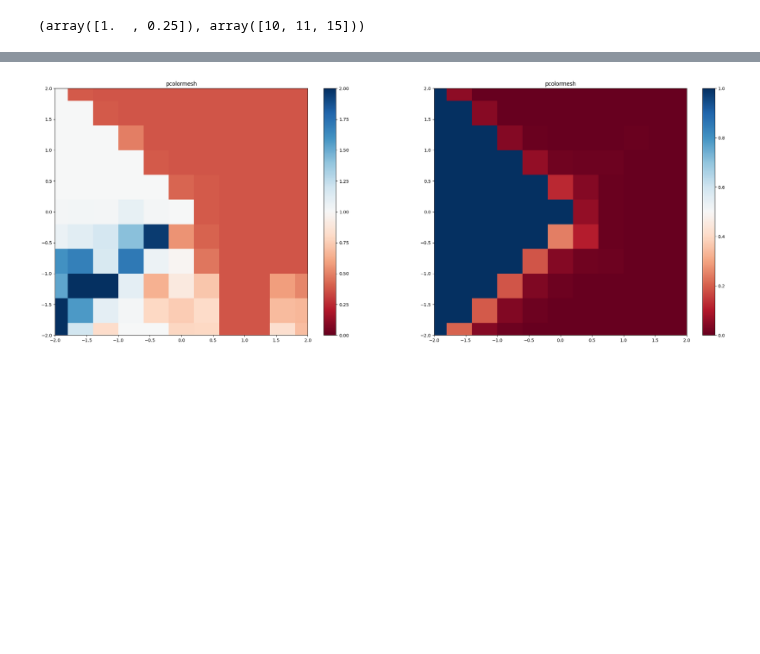
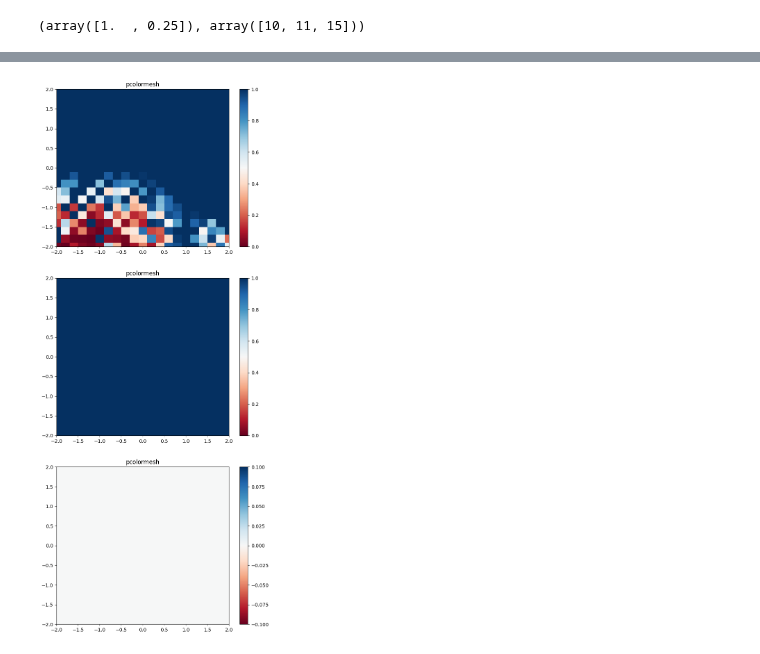
Before and after one commit to MKrbm/worms, a Jupyter notebook: python/visualize/visualize_hxyz1d.ipynb, the cells around one changed output, grey strips where cells are left out. Drawn from its saved outputs; the diff is of its cells as text; code cells hidden in the pictures; blank space fills up the shorter version.

Commit message:
modify function in tuils
- find_summary_files
- get_df_from_summary_files
- added get_sim_result

```diff
--- a/python/visualize/visualize_hxyz1d.ipynb
+++ b/python/visualize/visualize_hxyz1d.ipynb
@@ -24,0 +31,3 @@ worm_result_path = WORM_RESULT_PATH / MODEL_NAME
+# %%
+summary_files = utils.path.find_summary_files(worm_result_path)
+df = utils.path.get_df_from_summary_files(summary_files, N)
@@ -25,16 +139,16 @@ worm_result_path = WORM_RESULT_PATH / MODEL_NAME
+# %%
+sum_res = find_summary_files(worm_result_path)
+df = get_df_from_summary_files(sum_res, N)
 # %%
-image_model_dir = IMAGE_PATH / MODEL_NAME
-worm_result_path = WORM_RESULT_PATH / MODEL_NAME
-
 print("looking for the result in {}".format(worm_result_path.resolve()))
 print(worm_result_path.resolve())
-df = result_to_dataframe(worm_result_path.resolve().as_posix())
 df = df[df.sweeps == N]
 
-df = df[df["temperature"] >= 1 / BETA_THRES]
-print("temeprature simulated: {}".format(np.sort(df.temperature.unique())))
+df = df[df["T"] >= 1 / BETA_THRES]
+print("temeprature simulated: {}".format(np.sort(df["T"].unique())))
 print("L simulated: {}".format(np.sort(df.n_sites.unique())))
 
-params_df = param_dict_normalize(df['ham_path'].apply(extract_parameters_from_path))
+params_df = utils.param_dict_normalize(df['ham_path'].apply(utils.extract_parameters_from_path))
 df_final = pd.concat([df, params_df], axis=1)
+df_final = df_final.rename(columns = {"T":"temp"})
 # %% [output]
@@ -49,51 +240,60 @@ df_final.temperature.unique(), df_final.n_sites.unique()
 # %%
-h = 0.5
+h = 0
 T = 0.25
 L = 10
 
-df = df_final[(df_final.temperature == T)&(df_final.n_sites == L)]
+df = df_final[(df_final.temp == T)&(df_final.n_sites == L)]
 
-Jx_list = df.Jx.unique()
-Jy_list = df.Jy.unique()
-Jz_list = df.Jz.unique()
-Jy_list = df.Jy.unique()
-hx_list = df.hx.unique()
-hz_list = df.hz.unique()
+Jx_list = np.sort(df.Jx.unique())
+Jy_list = np.sort(df.Jy.unique())
+Jz_list = np.sort(df.Jz.unique())
+hx_list = np.sort(df.hx.unique())
+hz_list = np.sort(df.hz.unique())
 
 z = []
 z2 = []
+z3 = []
 df = df[df.hx == h]
 x, y = np.meshgrid(Jx_list, Jy_list)
 for Jx, Jy in zip(x.reshape(-1), y.reshape(-1)):
     df_plot = df[df.hx == h]
     df_plot = df_plot[(df_plot.Jx==Jx) & (df_plot.Jy==Jy)]
-    df_plot = get_loss(df_plot)
     df_u = df_plot[~df_plot.loss.isna()]
     df_h = df_plot[df_plot.loss.isna()]
-    au = df_u["as"].mean()
-    ah = df_h["as"].mean()
+#     au = df_u["as"].min()
+    ah = df_h["as"].min()
+    idx = np.argmin(df_u.loss.values)
+    loss = df_u.loss.values[idx]
+    init_loss = df_u.init_loss.values[idx]
+    au = df_u["as"].values[idx]
+    z3.append(loss)
+    z.append(au)
+    z2.append(ah)
+Z = np.array(z).reshape(x.shape)
+Z2 = np.array(z2).reshape(x.shape)
+Z3 = np.array(z3).reshape(x.shape)
 
-    z.append(np.exp(ah - au))
-    z2.append(ah)
-z = np.array(z).reshape(x.shape)
-z2 = np.array(z2).reshape(x.shape)
+fig, ax = plt.subplots(3, 1,figsize=(8,20))
 
-fig, ax = plt.subplots(1,2,figsize=(28,10))
-
-c = ax[0].pcolormesh(x, y, z, cmap='RdBu', vmin=0, vmax=2)
+c = ax[0].pcolormesh(x, y, Z, cmap='RdBu', vmin=0, vmax=1)
 ax[0].set_title('pcolormesh')
 ax[0].axis([x.min(), x.max(), y.min(), y.max()])
 fig.colorbar(c, ax=ax[0])
 
-c = ax[1].pcolormesh(x, y, z2, cmap='RdBu', vmin=0, vmax=1)
+c = ax[1].pcolormesh(x, y, Z2, cmap='RdBu', vmin=0, vmax=1)
 ax[1].set_title('pcolormesh')
 ax[1].axis([x.min(), x.max(), y.min(), y.max()])
 fig.colorbar(c, ax=ax[1])
 
+c = ax[2].pcolormesh(x, y, Z3, cmap='RdBu', vmin=0)
+ax[2].set_title('pcolormesh')
+ax[2].axis([x.min(), x.max(), y.min(), y.max()])
+fig.colorbar(c, ax=ax[2])
+
 
 plt.show()
 # %% [output]
-[figure, old version]
+[figure, new version]
 # %%
 df1 = df[df.Jx == df.Jy]
 df2 = df1[df1["as"] != 1]
```
Also changed, not shown: parts of 15 cells of this notebook, 1 other file.
